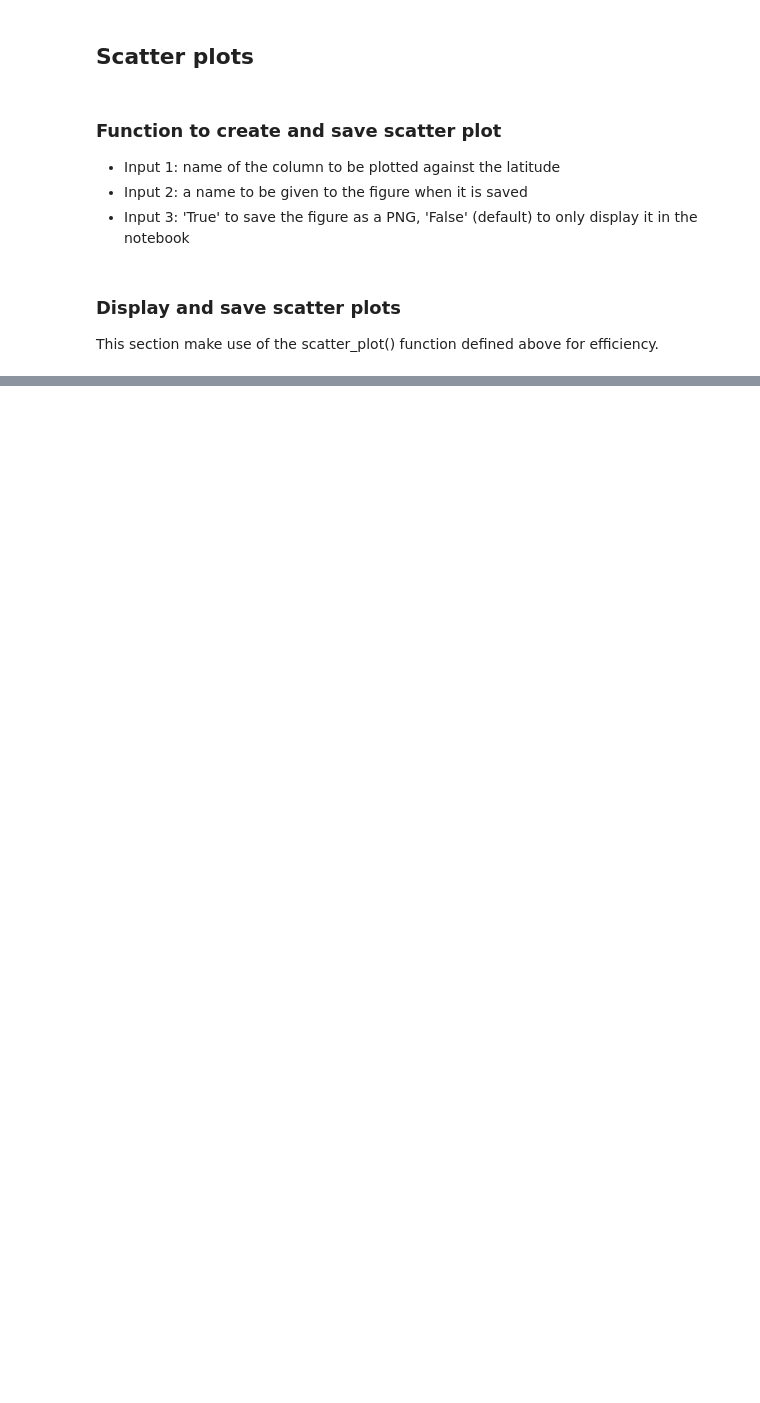
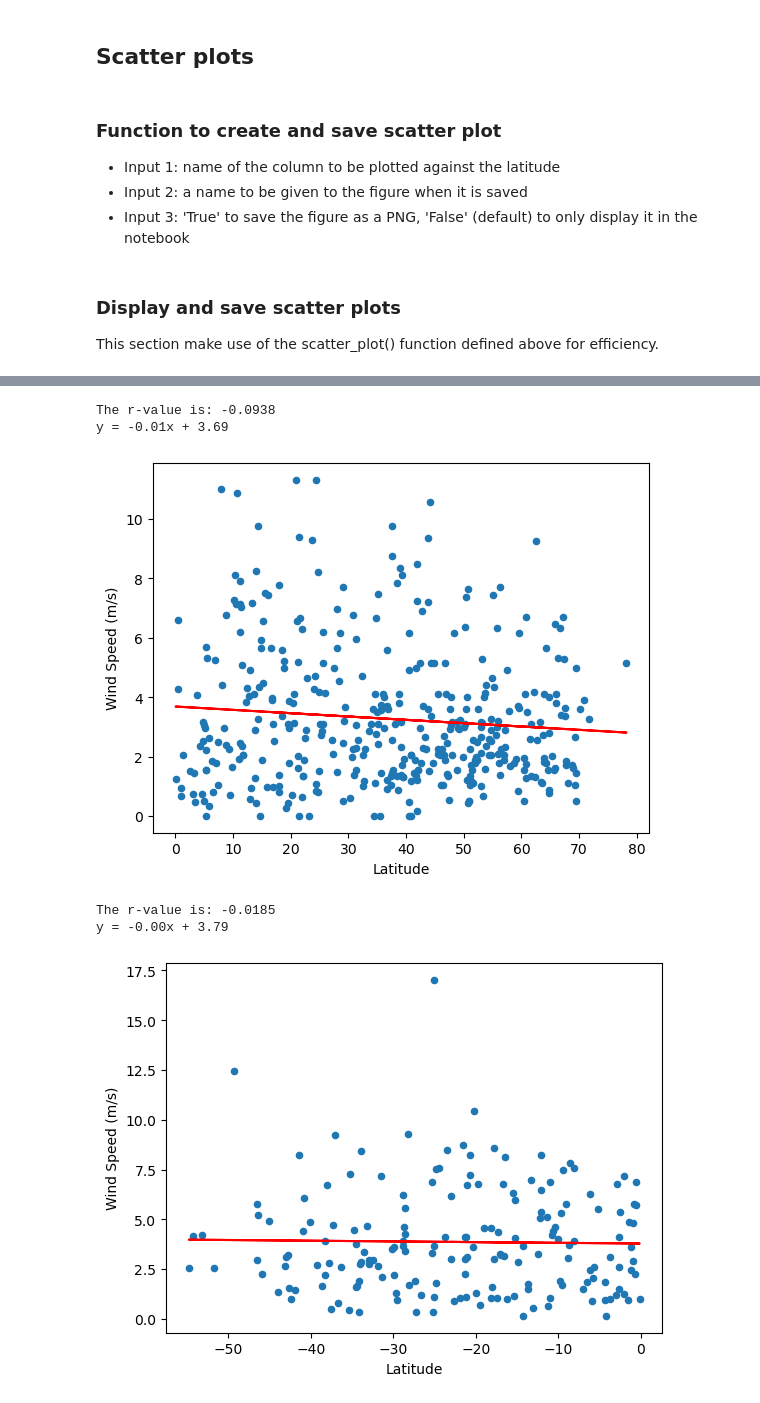
Before and after one commit to benoitchamot/WeatherPy, a Jupyter notebook: WeatherPy/WeatherPy.ipynb, the cells around one changed output, grey strips where cells are left out. Drawn from its saved outputs; the diff is of its cells as text; code cells hidden in the pictures; blank space fills up the shorter version.

```diff
--- a/WeatherPy/WeatherPy.ipynb
+++ b/WeatherPy/WeatherPy.ipynb
@@ -241,0 +369,14 @@ Fig4: Latitude vs Wind Speed (m/s)
+# %%
+y_param = 'Wind Speed (m/s)'
+figname = f"Latitude_vs_Wind_North"
+linear_regression(northern_hemi_df, y_param, figname, True)
+
+figname = f"Latitude_vs_Wind_South"
+linear_regression(southern_hemi_df, y_param, figname, True)
+# %% [output]
+The r-value is: -0.0938
+y = -0.01x + 3.69
+[figure, added]
+The r-value is: -0.0185
+y = -0.00x + 3.79
+[figure, added]
```
Also changed, not shown: parts of 20 cells of this notebook, 13 other files.
